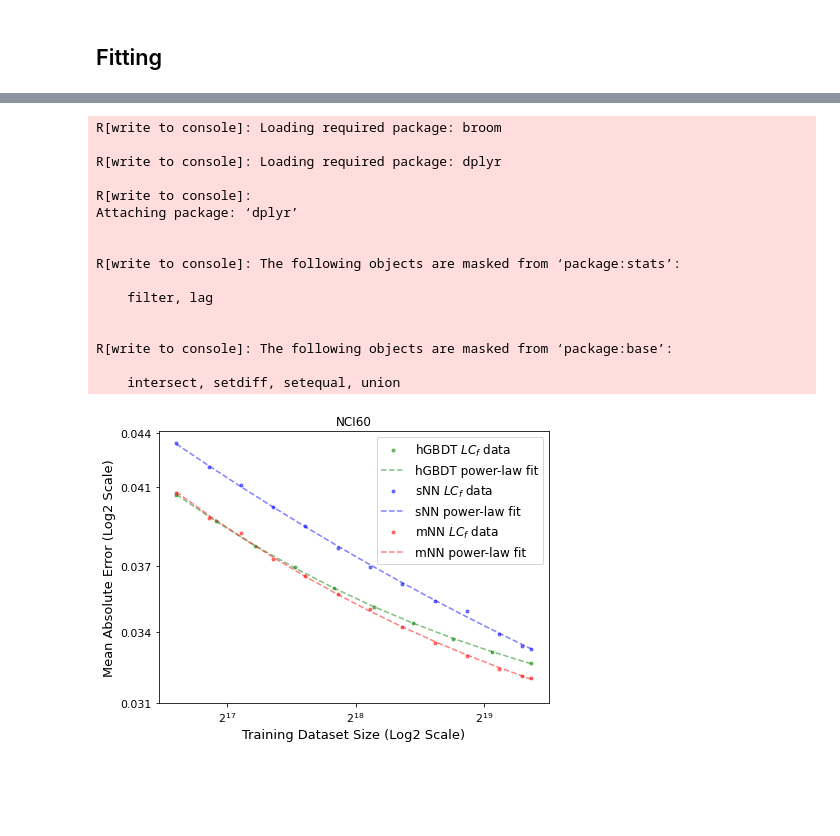
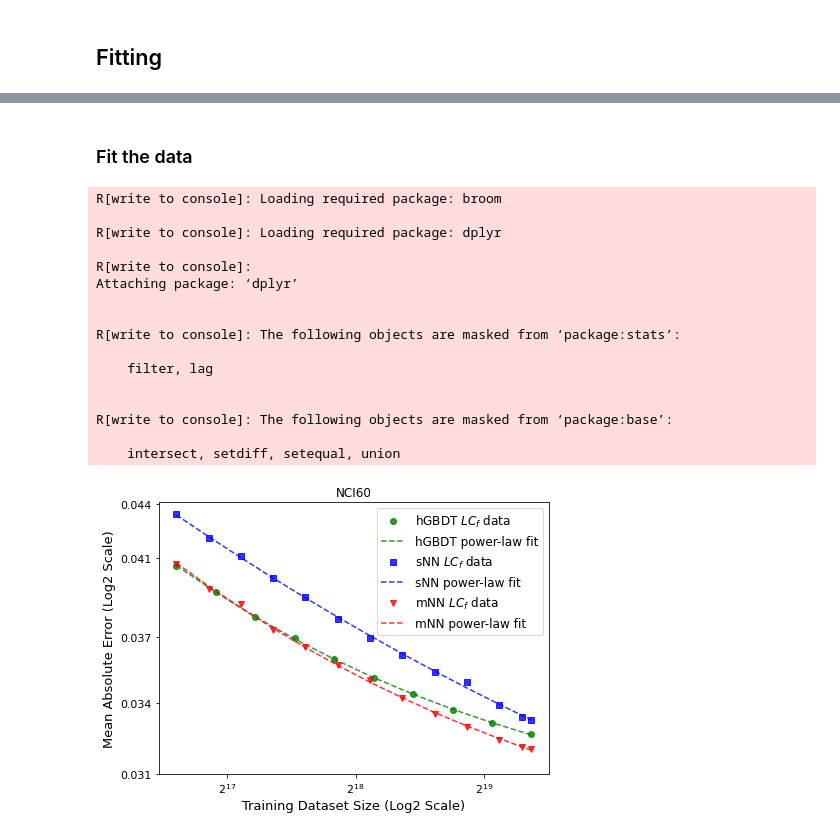
Before and after one commit to adpartin/dr-learning-curves, a Jupyter notebook: nbs/multi_src.ipynb, the cells around one changed output, grey strips where cells are left out. Saved outputs shown, nothing was run; the diff lists cells and outputs as text; code cells hidden in the pictures; blank space fills up the shorter version.

```diff
--- a/nbs/multi_src.ipynb
+++ b/nbs/multi_src.ipynb
@@ -234,7 +234,9 @@ if nn1 is not None:
 # Plot
 # -------------------------------
 ax = None
-kwargs = {'metric_name': met, 'xtick_scale': xtick_scale, 'ytick_scale': ytick_scale}
+kwargs = {'metric_name': met,
+          'xtick_scale': xtick_scale,
+          'ytick_scale': ytick_scale}
 
 # if lgb_dft is not None:
 #     lgb = lgb_dft
@@ -321,6 +344,19 @@ mNN   improvement: 42.21
+# %% [markdown]
+### Fit the data
 # %%
-pnts_args = {'metric_name': met, 'xtick_scale': xtick_scale, 'ytick_scale': ytick_scale, 'alpha': 0.5, 'ls': '', 'marker': '.'}
-fit_args = {'metric_name': met, 'xtick_scale': xtick_scale, 'ytick_scale': ytick_scale, 'alpha': 0.5, 'ls': '--', 'marker': ''}
+pnts_args = {'metric_name': met,
+             'xtick_scale': xtick_scale,
+             'ytick_scale': ytick_scale,
+             'alpha': 0.8,
+             'ls': '',
+             'marker': '.'}
+
+fit_args = {'metric_name': met,
+            'xtick_scale': xtick_scale,
+            'ytick_scale': ytick_scale,
+            'alpha': 0.8,
+            'ls': '--',
+            'marker': ''}
 # %%
 ax = None
 fit_method = 'old'
@@ -329,26 +365,33 @@ fit_method = 'old'
 # -----------------------------
 # dGBDT (LGB Default)
 # -----------------------------
-# if lgb_dft is not None:
-#     aa = dfit_lgb_dft
-#     name = lgb_dft_label
-#     color = 'm'
+if lgb_dft is not None:
+    aa = dfit_lgb_dft
+    name = lgb_dft_label
+    color = 'm'
+    pnts_args.update({'marker': '>'})
 
-#     xf = aa['tr_size'].values
-#     yf = aa['y'].values
+    xf = aa['tr_size'].values
+    yf = aa['y'].values
 
-#     if fit_method == 'new':
-#         cc = FitPwrLaw(xf=xf, yf=yf, w=aa['w'].values, **startParams)  # new!
-#         xf_plot, yf_plot = cc.calc_fit( x1=xf[0], x2=xf[-1] )
-#         cc_lgb_dft = cc
-#     else:
-#         # Old fit method (see single single_src.ipynb)
-#         prms_lgb_dft = fit_params(x=xf, y=yf)
-#         yf_plot = biased_powerlaw(xf, **prms_lgb_dft)
-#         xf_plot = xf
+    cc_lgb_dft = None
+    prms_lgb_dft = None
 
-#     ax = lc_plots.plot_lc(x=xf, y=yf, ax=ax, **pnts_args, color=color, label=f'{name} data')
-#     ax = lc_plots.plot_lc(x=xf_plot, y=yf_plot, ax=ax, **fit_args, color=color, label=f'{name} fit')
+    if fit_method == 'new':
+        cc = FitPwrLaw(xf=xf, yf=yf, w=aa['w'].values, **startParams)  # new!
+        xf_plot, yf_plot = cc.calc_fit( x1=xf[0], x2=xf[-1] )
+        cc_lgb_dft = cc
+    else:
+        # Old fit method (see single single_src.ipynb)
+        prms_lgb_dft = fit_params(x=xf, y=yf)
+        yf_plot = biased_powerlaw(xf, **prms_lgb_dft)
+        xf_plot = xf
+
+    gof_lgb_dft = calc_gof(yf, yf_plot)
+    gof_lgb_dft['model'] = 'dGBDT'
+    # Don't plot!
+    # ax = lc_plots.plot_lc(x=xf, y=yf, ax=ax, **pnts_args, color=color, label=f'{name} data')
+    # ax = lc_plots.plot_lc(x=xf_plot, y=yf_plot, ax=ax, **fit_args, color=color, label=f'{name} fit')
 
 # -----------------------------
 # hGBDT (LGB HPO)
@@ -357,9 +400,13 @@ if lgb_hpo is not None:
     aa = dfit_lgb_hpo
     name = lgb_hpo_label
     color = 'g'
+    pnts_args.update({'marker': 'o'})
 
     xf = aa['tr_size'].values
     yf = aa['y'].values
+
+    cc_lgb_hpo = None
+    prms_lgb_hpo = None
 
     if fit_method == 'new':
         cc = FitPwrLaw(xf=xf, yf=yf, w=aa['w'].values, **startParams)  # new!
@@ -384,9 +431,13 @@ if nn0 is not None:
     aa = dfit_nn0
     name = nn0_label
     color = 'b'
+    pnts_args.update({'marker': 's'})
 
     xf = aa['tr_size'].values
     yf = aa['y'].values
+
+    cc_nn0 = None
+    prms_nn0 = None
 
     if fit_method == 'new':
         cc = FitPwrLaw(xf=xf, yf=yf, w=aa['w'].values, **startParams)  # new!
@@ -411,9 +462,13 @@ if nn1 is not None:
     aa = dfit_nn1
     name = nn1_label
     color = 'r'
+    pnts_args.update({'marker': 'v'})
 
     xf = aa['tr_size'].values
     yf = aa['y'].values
+
+    cc_nn1 = None
+    prms_nn1 = None
 
     if fit_method == 'new':
         cc = FitPwrLaw(xf=xf, yf=yf, w=aa['w'].values, **startParams)  # new!
@@ -426,31 +481,31 @@ if nn1 is not None:
         yf_plot = biased_powerlaw(xf, **prms_nn1)
         xf_plot = xf
 
     gof_nn1 = calc_gof(yf, yf_plot)
     gof_nn1['model'] = 'mNN'
     ax = lc_plots.plot_lc(x=xf, y=yf, ax=ax, **pnts_args, color=color, label=f'{name} ' + '$LC_{f}$ data')
     ax = lc_plots.plot_lc(x=xf_plot, y=yf_plot, ax=ax, **fit_args, color=color, label=f'{name} power-law fit')
 
 
 ax.set_title(f'{src}')
 ax.legend(frameon=True, fontsize=12, loc='best')
 ax.grid(False)
 plt.savefig(outpath/f'{src}_fits.png', dpi=dpi)
 # %% [output]
 R[write to console]: Loading required package: broom
 
 R[write to console]: Loading required package: dplyr
 
 R[write to console]:
 Attaching package: ‘dplyr’
 
 
 R[write to console]: The following objects are masked from ‘package:stats’:
 
     filter, lag
 
 
 R[write to console]: The following objects are masked from ‘package:base’:
 
     intersect, setdiff, setequal, union
-[figure, old version]
+[figure, new version]
```
Also changed, not shown: parts of 17 cells of this notebook, 34 other files.
